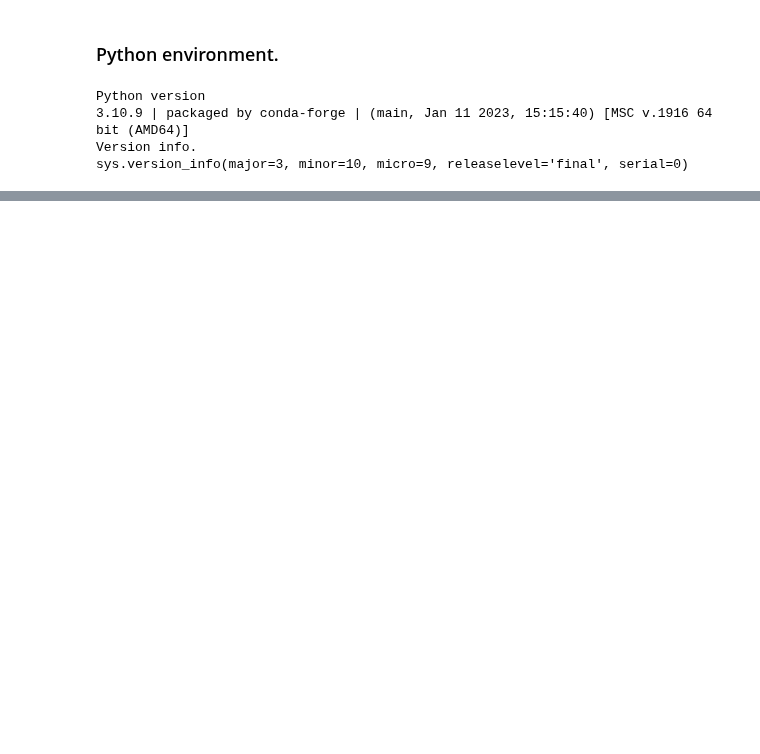
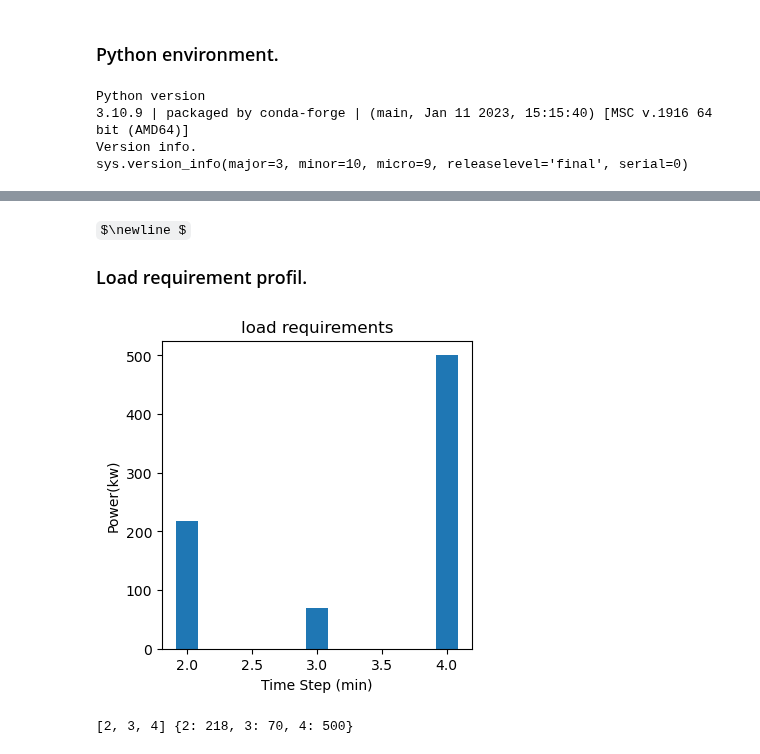
Before and after one commit to AmedBrook/Pulp_MILP-Hybrid-Energy-Optimization, a Jupyter notebook: notebooks/heo_model.ipynb, the cells around one changed output, grey strips where cells are left out. Cells and saved outputs as stored; diff of their text form; code cells hidden in the pictures; some formulas as TeX source; blank space fills up the shorter version.

```diff
--- a/notebooks/heo_model.ipynb
+++ b/notebooks/heo_model.ipynb
@@ -110 +261,38 @@ for k in V_steps:
+# %%
+
+for k in V_steps:
+
+  # Fuel oil consumption constraint.
+  Optim += FC_A[k] == P_A[k]*a_j + b_j - fc_j_offset*(1-Y[k])
+
+  # Load requirements constraints
+  Optim += P_A_load[k] + eff_from_bat*P_From_bat[k] == L[k]
+  Optim += P_A_load[k] + P_A_to_bat[k] == P_A[k]
+
+
+  # Genset logical constraints.
+  Optim += P_A[k]  <= 0.9 * P_A_max * Y[k]
+  Optim += P_A[k]  >= 0.2 * P_A_max * Y[k]
+
+  # Battery charging logical constraints.
+  Optim += P_A_to_bat[k] <= 0.9 * P_A_max * Y_to_bat[k]
+  Optim += P_From_bat[k] <= 0.9 * P_A_max * Y_from_bat[k]
+  Optim += Y_to_bat[k] + Y_from_bat[k]  <= 1
+
+
+  # Charge balance logical constraints.
+  if k == V_steps[0] :
+    Optim += Q_bat[k] == Q_0 + eff_to_bat*P_A_to_bat[k]*dt - P_From_bat[k]*dt
+
+
+  else :
+    Optim += Q_bat[k] == Q_bat[k-1] + eff_to_bat*P_A_to_bat[k]*dt - P_From_bat[k]*dt
+
+
+# Additional starting costs constraint.
+for k in range(V_steps[0], V_steps[-1]):
+  Optim += Z[k] >= Y[k + 1] - Y[k]
+
+# Charge balance at the Final time step.
+Optim += Q_bat[V_steps[-1]] == Q_final
 # %% [markdown]
@@ -168,0 +455,17 @@ Total fuel comsumption of the trip: 1774.1999999999998 Kg
+# %% [markdown]
+$\newline $
+
+### Load requirement profil.
+# %%
+plt.rcParams["figure.figsize"] =  (4,4)
+plt.bar(V_steps,d_load_list, width=0.17)
+plt.xlabel('Time Step (min)')
+plt.ylabel('Power(kw)')
+plt.title('load requirements')
+plt.show()
+# %% [output]
+[figure, added]
+# %%
+print(V_steps,L)
+# %% [output]
+[2, 3, 4] {2: 218, 3: 70, 4: 500}
```
Also changed, not shown: parts of 50 cells of this notebook.
